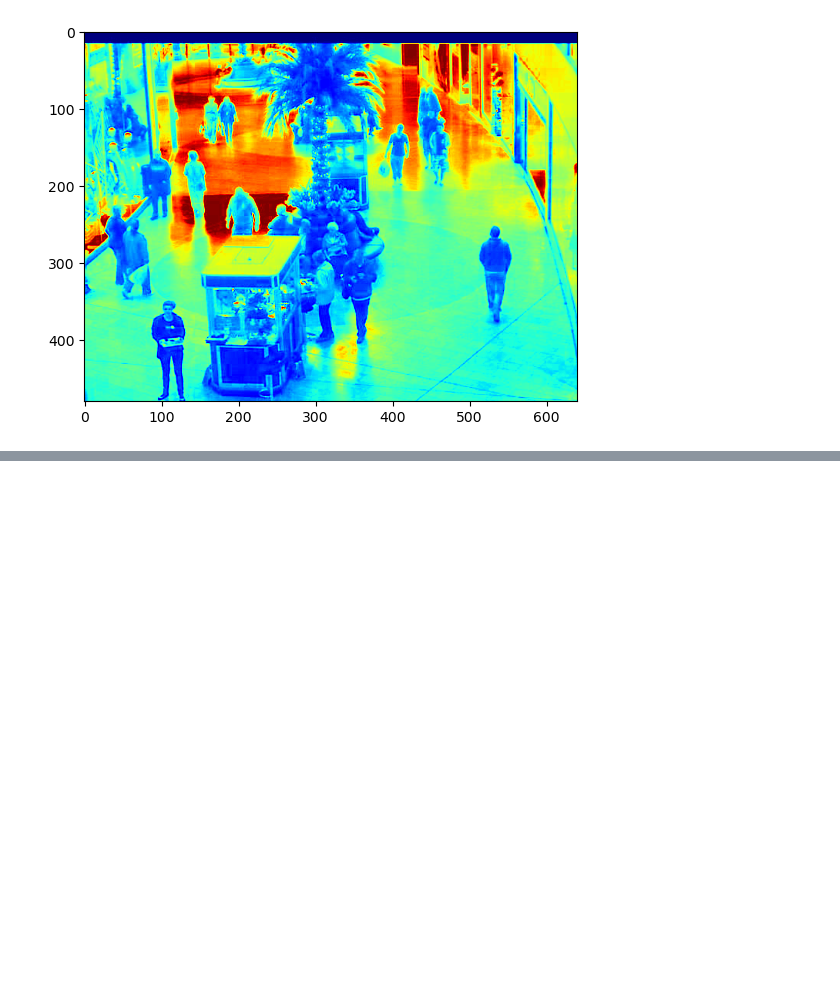
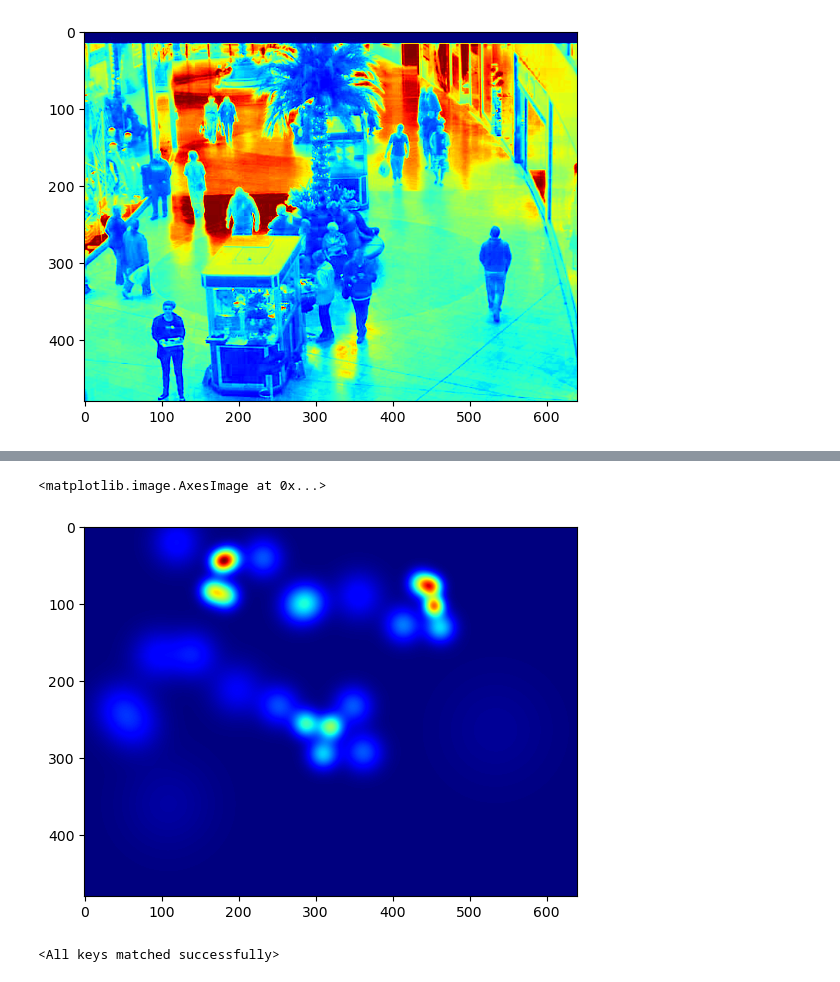
Before and after one commit to aidinattar/CSRNet-pytorch, a Jupyter notebook: mall_val.ipynb, the cells around one changed output, grey strips where cells are left out. Cells and saved outputs as stored; diff of their text form; code cells hidden in the pictures; blank space fills up the shorter version.

```diff
--- a/mall_val.ipynb
+++ b/mall_val.ipynb
@@ -110,0 +109,20 @@ output.detach().cpu().squeeze().numpy().sum()
+# %%
+gt_file = h5py.File(img_paths[-1].replace('.jpg','.h5').replace('frames','ground_truth'),'r')
+groundtruth = np.asarray(gt_file['density'])
+plt.imshow(groundtruth,cmap=CM.jet)
+# %% [output]
+<matplotlib.image.AxesImage at 0x...>
+[figure, added]
+# %%
+best_model = 'partBmodel_best.pth.tar'
+
+checkpoint = torch.load(
+    os.path.join(
+        'trained_models',
+        best_model
+    ),
+    map_location=torch.device('cpu')
+)
+model.load_state_dict(checkpoint['state_dict'])
+# %% [output]
+<All keys matched successfully>
```
Also changed, not shown: parts of 7 cells of this notebook, 2 other files.
